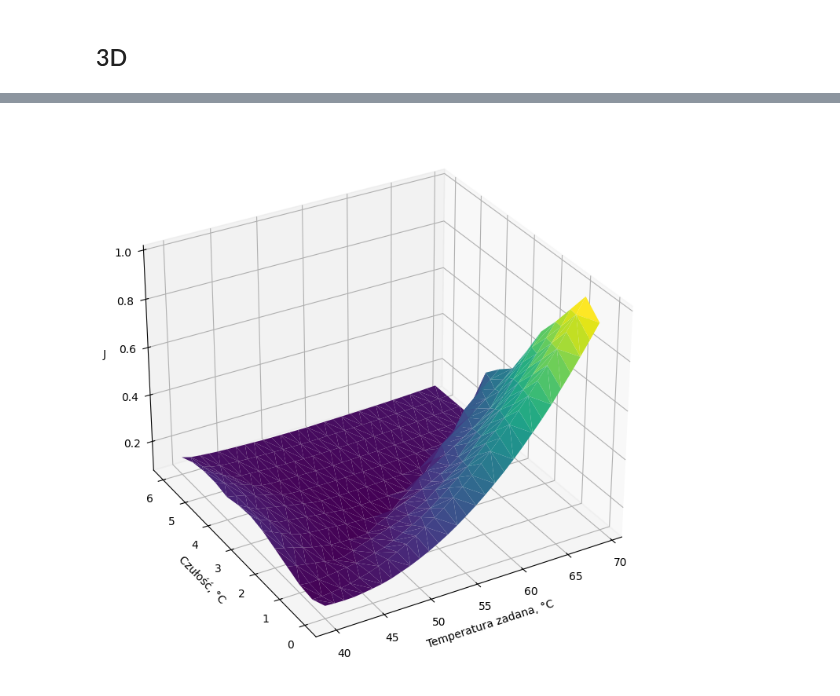
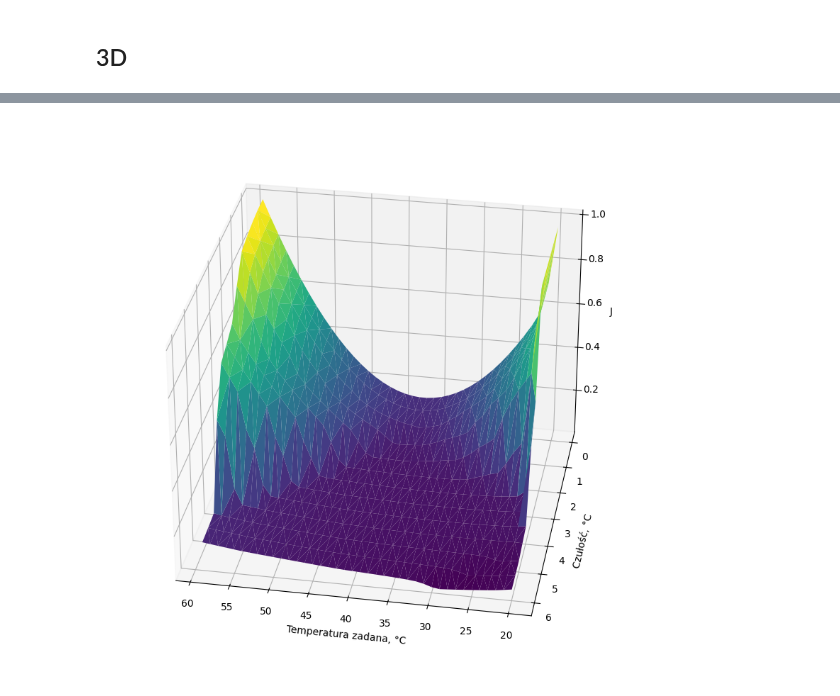
Before and after one commit to KulsonKula/Analiza-i-modelowanie-procesow-zwiazanych-z-systemem-centralnego-ogrzewania, a Jupyter notebook: Kod/Symulacja.IPYNB, the cells around one changed output, grey strips where cells are left out. Saved outputs shown, nothing was run; the diff lists cells and outputs as text; code cells hidden in the pictures.

```diff
--- a/Kod/Symulacja.IPYNB
+++ b/Kod/Symulacja.IPYNB
@@ -350,28 +379,28 @@ np.savetxt('wskaźniki/delta_set_plot.txt', delta_set_plot, fmt='%0.2f', delimit
 # %%
 T_set, Delta_set = np.meshgrid(t_set_plot, delta_set_plot)
 
-fig = plt.figure(figsize=(9, 9))
+fig = plt.figure(figsize=(10, 10))
 ax = fig.add_subplot(111, projection='3d')
 
 J_all=J_all/J_all.max()
 ax.plot_trisurf(t_set_plot, delta_set_plot, J_all, cmap='viridis')
 
 
 ax.set_xlabel('Temperatura zadana, \u00b0C')
 ax.set_ylabel('Czułość, \u00b0C')
 ax.set_zlabel('J')
 
 # ax.w_xaxis.set_rotate_label(False)
 # ax.w_yaxis.set_rotate_label(False)
 # ax.w_zaxis.set_rotate_label(False)
 
 # fig.colorbar(surf, ax=ax, shrink=0.5, aspect=10,location='left')
 
-ax.view_init(elev=30, azim=240)
+ax.view_init(elev=30, azim=100)
 
 plt.show()
 # %% [output]
-[figure, old version]
+[figure, new version]
 # %%
 T_set, Delta_set = np.meshgrid(t_set_plot, delta_set_plot)
 
```
Also changed, not shown: parts of 5 cells of this notebook, 11 other files.
